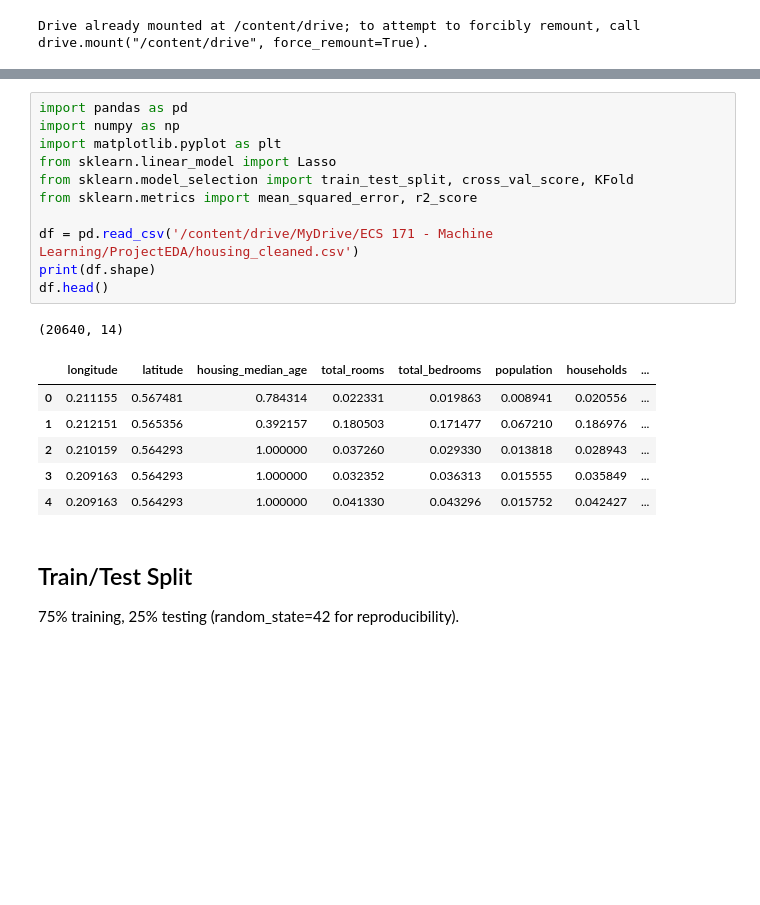
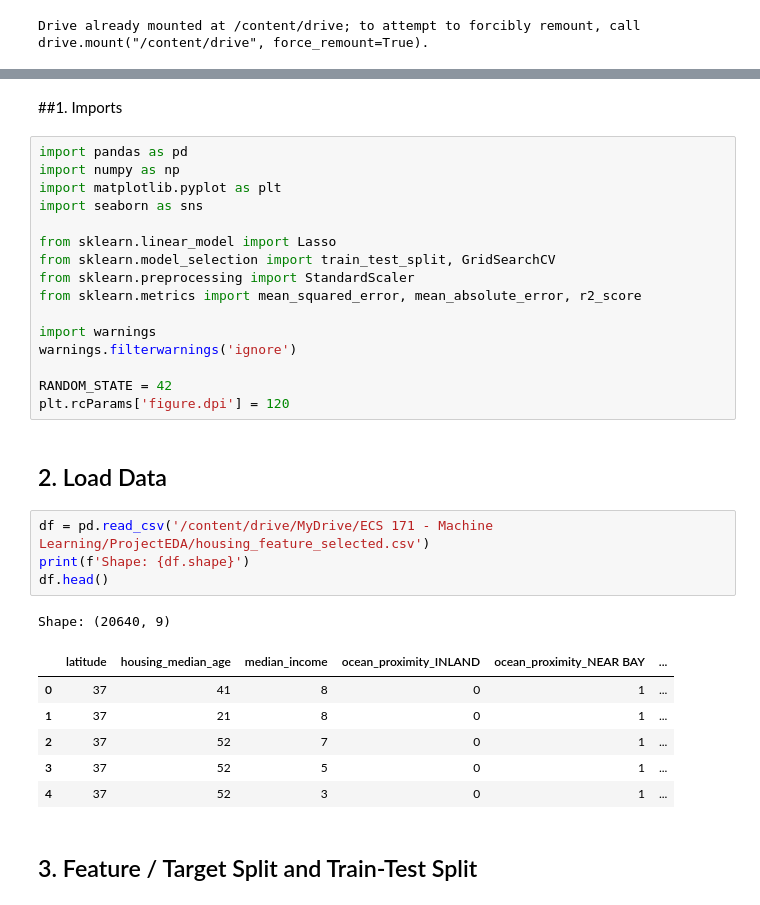
Before and after one commit to ShreyansPorwal/housing-price-prediction-ml, a Jupyter notebook: notebooks/models/05_lasso_regression.ipynb, the cells around one changed output, grey strips where cells are left out. Cells and saved outputs as stored; diff of their text form; blank space fills up the shorter version.

```diff
--- a/notebooks/models/05_lasso_regression.ipynb
+++ b/notebooks/models/05_lasso_regression.ipynb
@@ -11,23 +18,35 @@ Drive already mounted at /content/drive; to attempt to forcibly remount, call dr
+# %% [markdown]
+##1. Imports
 # %%
 import pandas as pd
 import numpy as np
 import matplotlib.pyplot as plt
+import seaborn as sns
+
 from sklearn.linear_model import Lasso
-from sklearn.model_selection import train_test_split, cross_val_score, KFold
-from sklearn.metrics import mean_squared_error, r2_score
+from sklearn.model_selection import train_test_split, GridSearchCV
+from sklearn.preprocessing import StandardScaler
+from sklearn.metrics import mean_squared_error, mean_absolute_error, r2_score
 
-df = pd.read_csv('/content/drive/MyDrive/ECS 171 - Machine Learning/ProjectEDA/housing_cleaned.csv')
-print(df.shape)
-df.head()
+import warnings
+warnings.filterwarnings('ignore')
+
+RANDOM_STATE = 42
+plt.rcParams['figure.dpi'] = 120
-# %% [output]
-(20640, 14)
-|  | longitude | latitude | housing_median_age | total_rooms | total_bedrooms | population | households | ... |
-| 0 | 0.211155 | 0.567481 | 0.784314 | 0.022331 | 0.019863 | 0.008941 | 0.020556 | ... |
-| 1 | 0.212151 | 0.565356 | 0.392157 | 0.180503 | 0.171477 | 0.067210 | 0.186976 | ... |
-| 2 | 0.210159 | 0.564293 | 1.000000 | 0.037260 | 0.029330 | 0.013818 | 0.028943 | ... |
-| 3 | 0.209163 | 0.564293 | 1.000000 | 0.032352 | 0.036313 | 0.015555 | 0.035849 | ... |
-| 4 | 0.209163 | 0.564293 | 1.000000 | 0.041330 | 0.043296 | 0.015752 | 0.042427 | ... |
-# %% [markdown]
-## Train/Test Split
-75% training, 25% testing (random_state=42 for reproducibility).
+# %% [markdown]
+## 2. Load Data
+# %%
+df = pd.read_csv('/content/drive/MyDrive/ECS 171 - Machine Learning/ProjectEDA/housing_feature_selected.csv')
+print(f'Shape: {df.shape}')
+df.head()
+# %% [output]
+Shape: (20640, 9)
+|  | latitude | housing_median_age | median_income | ocean_proximity_INLAND | ocean_proximity_NEAR BAY | ... |
+| 0 | 37 | 41 | 8 | 0 | 1 | ... |
+| 1 | 37 | 21 | 8 | 0 | 1 | ... |
+| 2 | 37 | 52 | 7 | 0 | 1 | ... |
+| 3 | 37 | 52 | 5 | 0 | 1 | ... |
+| 4 | 37 | 52 | 3 | 0 | 1 | ... |
+# %% [markdown]
+## 3. Feature / Target Split and Train-Test Split
 # %%
```
Also changed, not shown: parts of 25 cells of this notebook.
